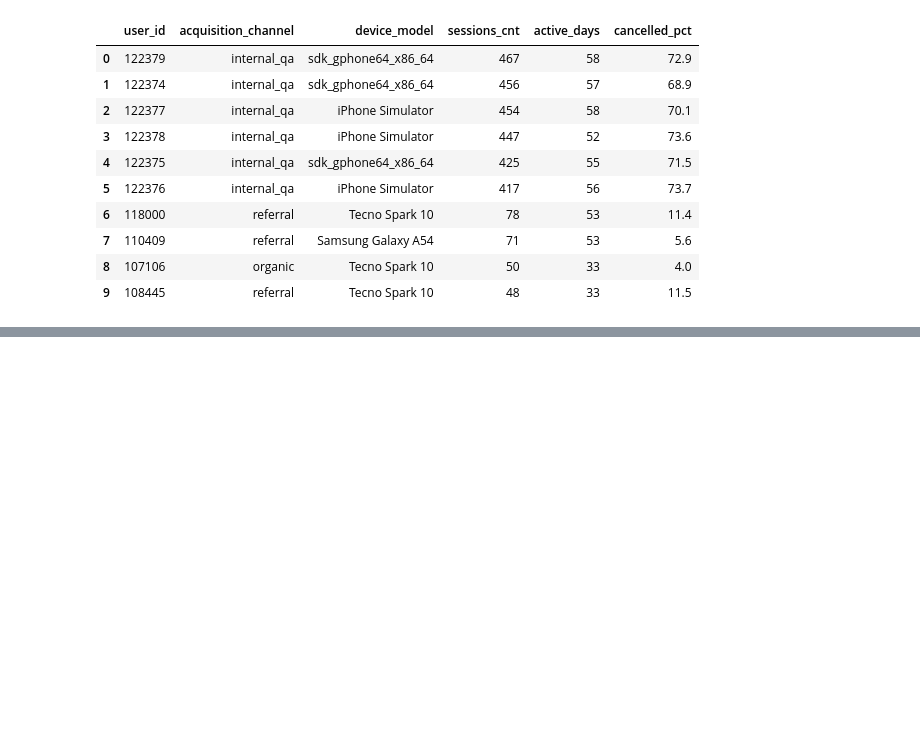
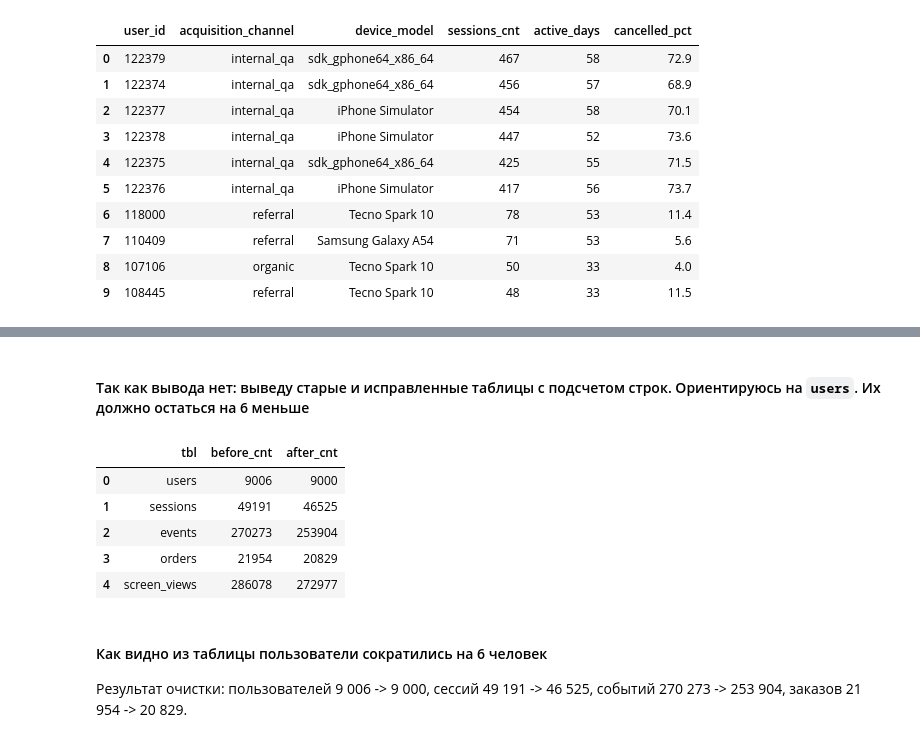
Before and after one commit to AltermaRRinuz/tezgo-product-analytics, a Jupyter notebook: notebooks/01_data_quality.ipynb, the cells around one changed output, grey strips where cells are left out. Drawn from its saved outputs; the diff is of its cells as text; code cells hidden in the pictures; blank space fills up the shorter version.

```diff
--- a/notebooks/01_data_quality.ipynb
+++ b/notebooks/01_data_quality.ipynb
@@ -698,0 +808,35 @@ LIMIT 10;
+# %% [markdown]
+#### Так как вывода нет: выведу старые и исправленные таблицы с подсчетом строк. Ориентируюсь на `users`. Их должно остаться на 6 меньше
+# %%
+query('''
+SELECT 'users'                    AS tbl,
+(SELECT COUNT(*) FROM users)      AS before_cnt,
+(SELECT COUNT(*) FROM users_c)    AS after_cnt
+UNION ALL
+SELECT 'sessions',
+(SELECT COUNT(*) FROM sessions),
+(SELECT COUNT(*) FROM sessions_c)
+UNION ALL
+SELECT 'events',
+(SELECT COUNT(*) FROM events),
+(SELECT COUNT(*) FROM events_c)
+UNION ALL
+SELECT 'orders',
+(SELECT COUNT(*) FROM orders),
+(SELECT COUNT(*) FROM orders_c)
+UNION ALL
+SELECT 'screen_views',
+(SELECT COUNT(*) FROM screen_views),
+(SELECT COUNT(*) FROM screen_views_c)
+
+''')
+# %% [output]
+|  | tbl | before_cnt | after_cnt |
+| 0 | users | 9006 | 9000 |
+| 1 | sessions | 49191 | 46525 |
+| 2 | events | 270273 | 253904 |
+| 3 | orders | 21954 | 20829 |
+| 4 | screen_views | 286078 | 272977 |
+# %% [markdown]
+#### Как видно из таблицы пользователи сократились на 6 человек
+Результат очистки: пользователей 9 006 -> 9 000, сессий 49 191 -> 46 525, событий 270 273 -> 253 904, заказов 21 954 -> 20 829.
```
Also changed, not shown: parts of 8 cells of this notebook, 2 other files.
